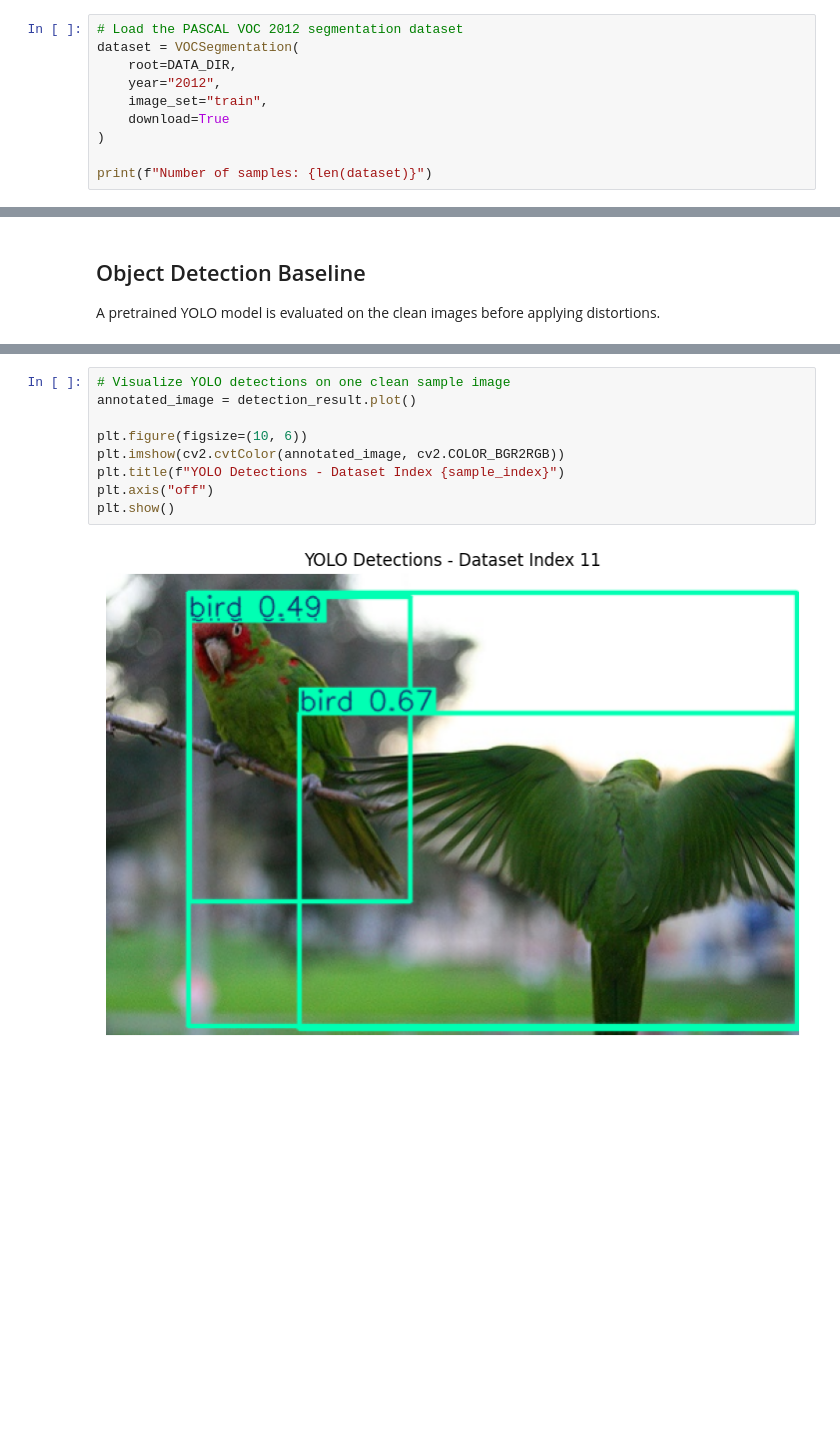
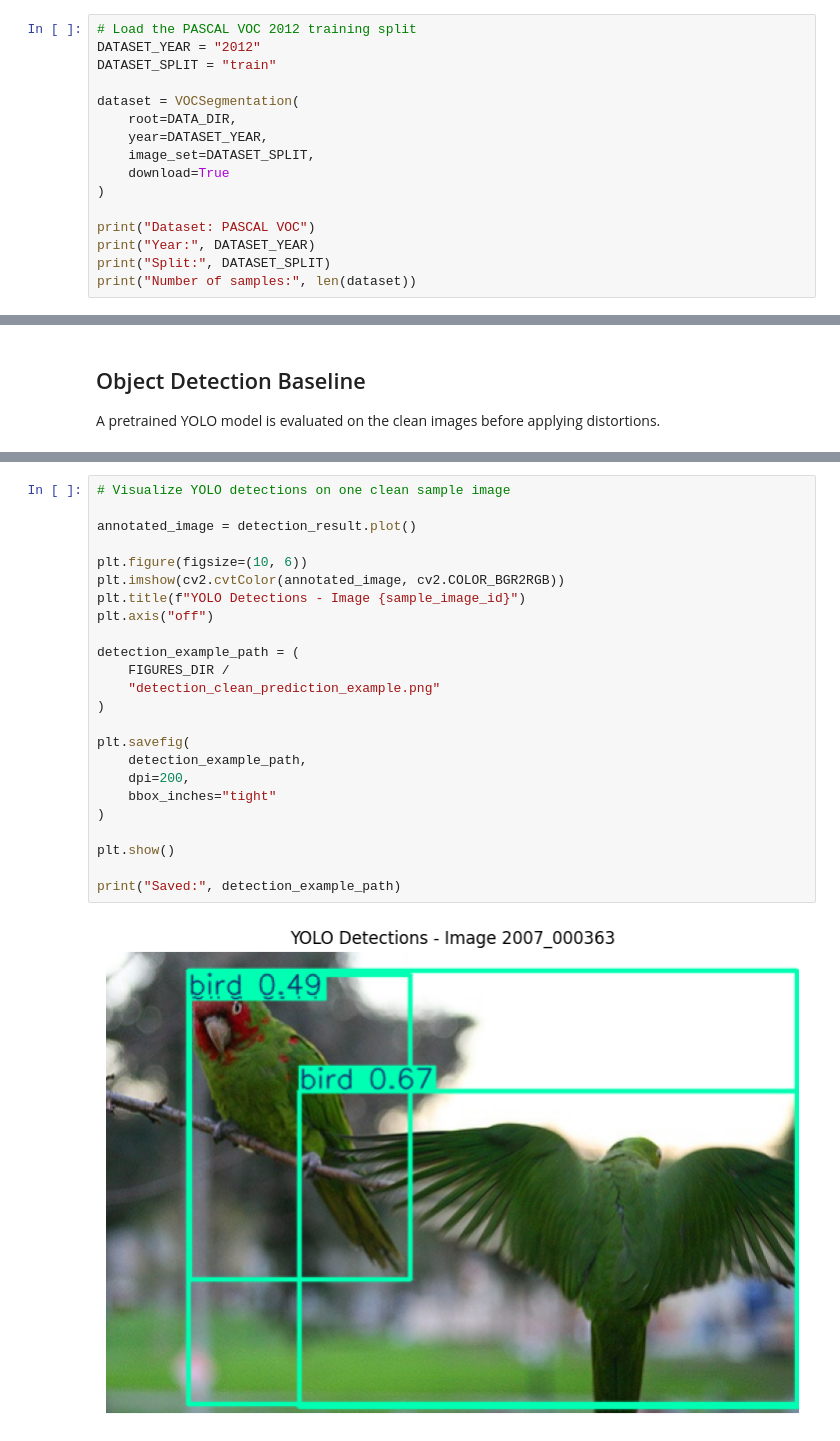
Before and after one commit to Eve-Yatzkan/Image_proccessing_project, a Jupyter notebook: notebooks/02_clean_baseline.ipynb, the cells around one changed output, grey strips where cells are left out. Drawn from its saved outputs; the diff is of its cells as text; blank space fills up the shorter version.

```diff
--- a/notebooks/02_clean_baseline.ipynb
+++ b/notebooks/02_clean_baseline.ipynb
@@ -56,13 +80,19 @@ Data directory: /content/data
 Results directory: /content/results
 Figures directory: /content/figures
 # %%
-# Load the PASCAL VOC 2012 segmentation dataset
+# Load the PASCAL VOC 2012 training split
+DATASET_YEAR = "2012"
+DATASET_SPLIT = "train"
+
 dataset = VOCSegmentation(
     root=DATA_DIR,
-    year="2012",
-    image_set="train",
+    year=DATASET_YEAR,
+    image_set=DATASET_SPLIT,
     download=True
 )
 
-print(f"Number of samples: {len(dataset)}")
+print("Dataset: PASCAL VOC")
+print("Year:", DATASET_YEAR)
+print("Split:", DATASET_SPLIT)
+print("Number of samples:", len(dataset))
 # %% [output]
@@ -473,12 +1235,27 @@ Detected class IDs: [14 14 14]
 Confidence scores: [       0.67       0.485       0.415]
 # %%
 # Visualize YOLO detections on one clean sample image
+
 annotated_image = detection_result.plot()
 
 plt.figure(figsize=(10, 6))
 plt.imshow(cv2.cvtColor(annotated_image, cv2.COLOR_BGR2RGB))
-plt.title(f"YOLO Detections - Dataset Index {sample_index}")
+plt.title(f"YOLO Detections - Image {sample_image_id}")
 plt.axis("off")
+
+detection_example_path = (
+    FIGURES_DIR /
+    "detection_clean_prediction_example.png"
+)
+
+plt.savefig(
+    detection_example_path,
+    dpi=200,
+    bbox_inches="tight"
+)
+
 plt.show()
+
+print("Saved:", detection_example_path)
 # %% [output]
-[figure, old version]
+[figure, new version]
```
Also changed, not shown: parts of 38 cells of this notebook.
